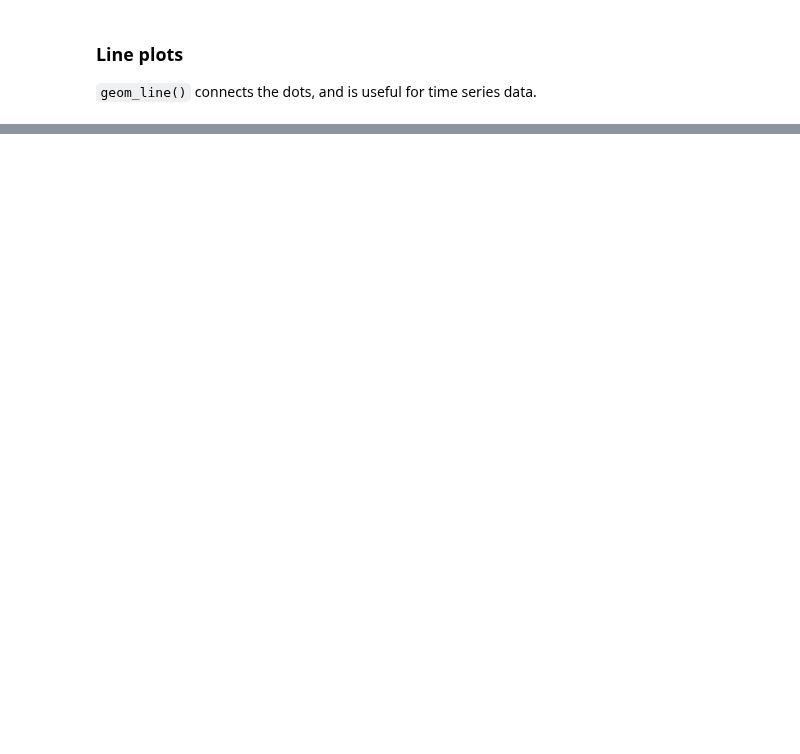
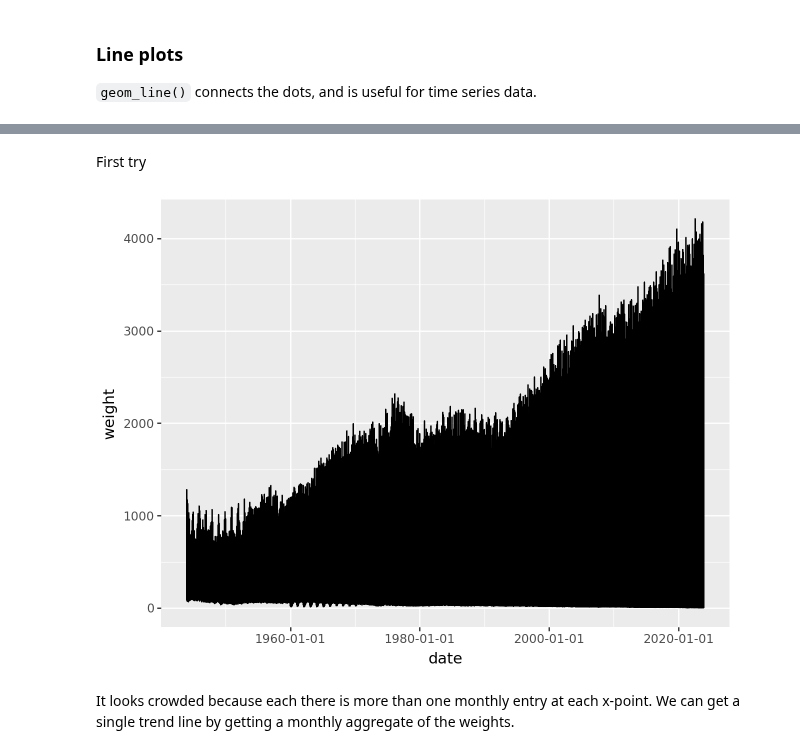
Before and after one commit to has2k1/plotnine-examples, a Jupyter notebook: plotnine_examples/examples/geom_line.ipynb, the cells around one changed output, grey strips where cells are left out. Drawn from its saved outputs; the diff is of its cells as text; code cells hidden in the pictures; blank space fills up the shorter version.

```diff
--- a/plotnine_examples/examples/geom_line.ipynb
+++ b/plotnine_examples/examples/geom_line.ipynb
@@ -19,0 +44,13 @@ economics.head()
+# %% [markdown]
+First try
+# %%
+p = (
+    ggplot(meat_long, aes(x="date", y="weight"))
+    + geom_line()
+)
+p
+# %% [output]
+[figure, added]
+# %% [markdown]
+It looks crowded because each there is more than one monthly entry at each x-point.
+We can get a single trend line by getting a monthly aggregate of the weights.
```
Also changed, not shown: parts of 24 cells of this notebook, 39 other files.
